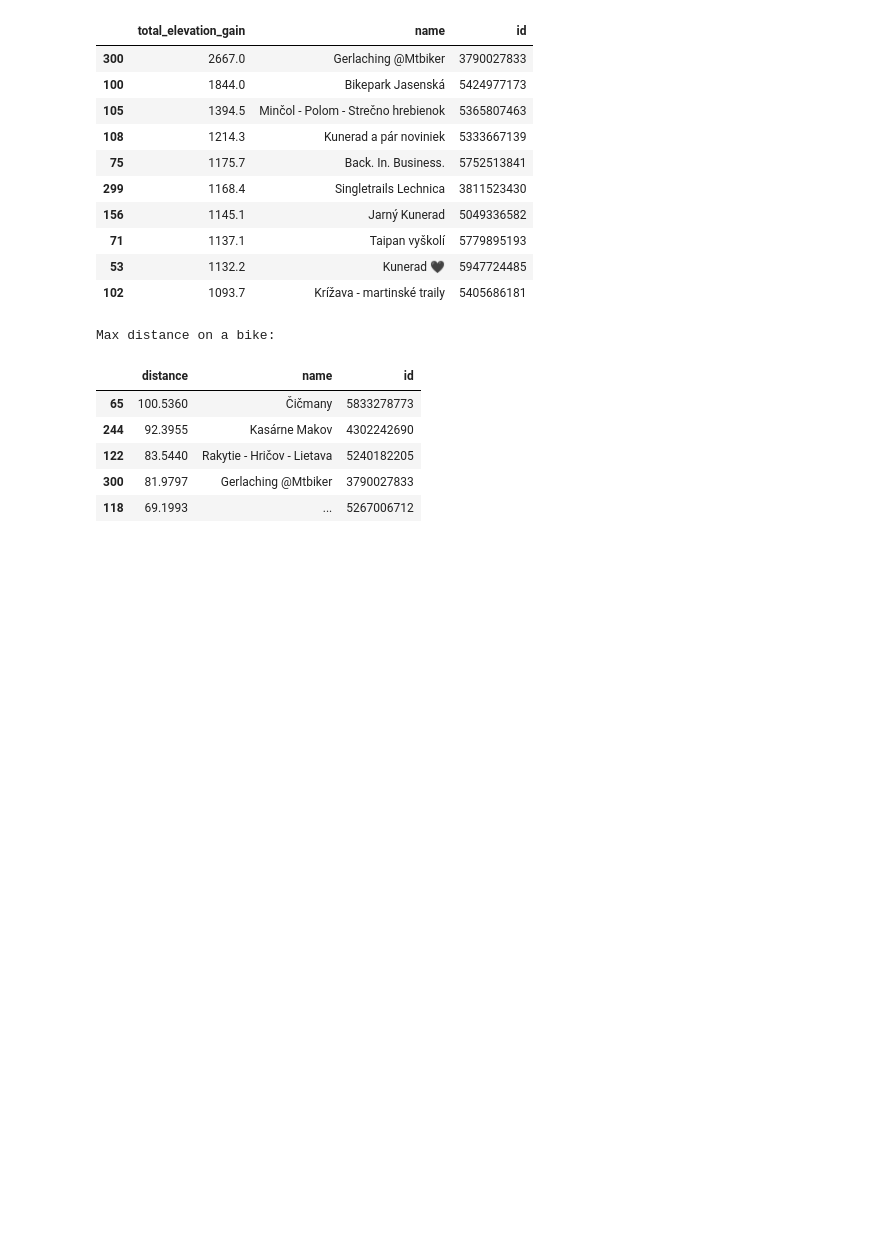
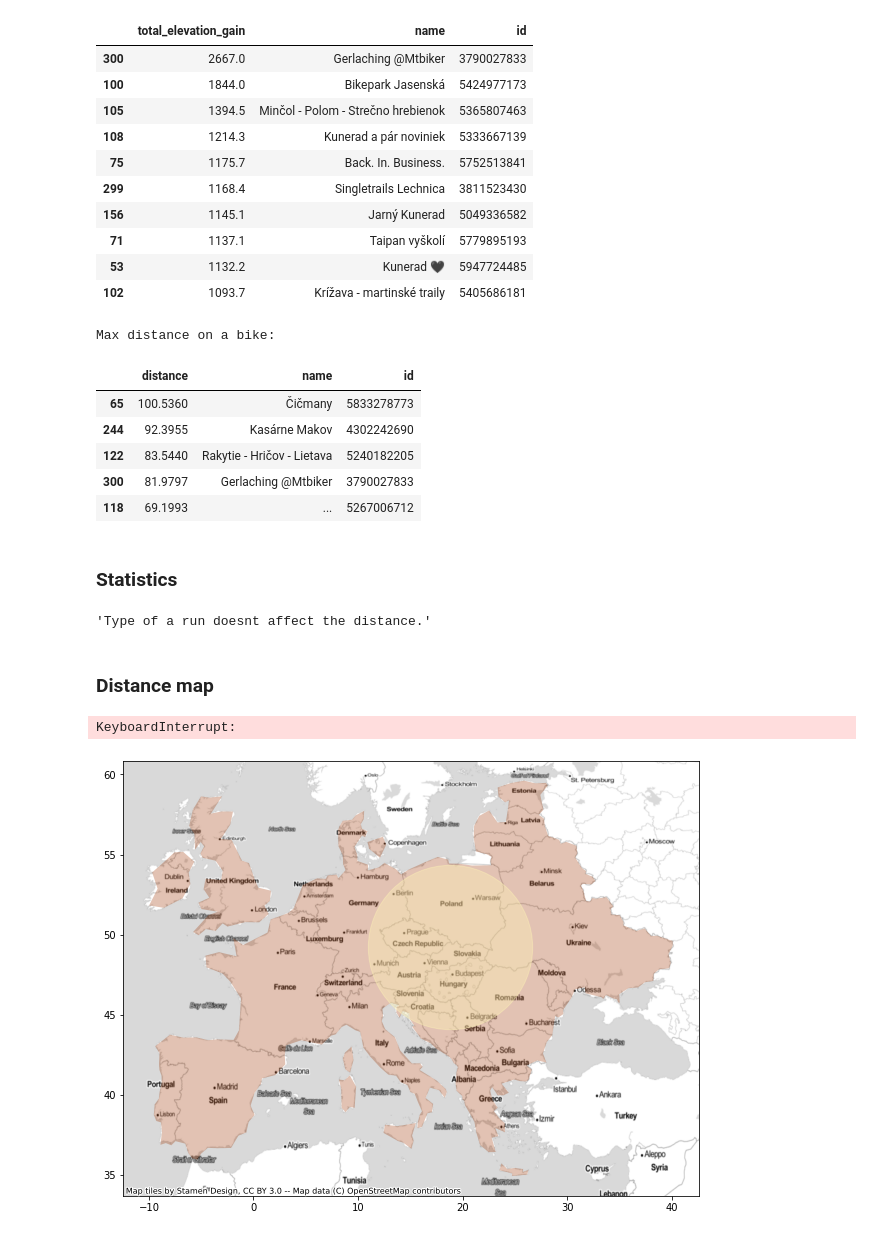
Before and after one commit to Radluy/Stravalytics, a Jupyter notebook: visualize.ipynb, the cells around one changed output. Cells and saved outputs as stored; diff of their text form; code cells hidden in the pictures; blank space fills up the shorter version.

```diff
--- a/visualize.ipynb
+++ b/visualize.ipynb
@@ -420,3 +437,63 @@ Max distance on a bike:
 | 122 | 83.5440 | Rakytie - Hričov - Lietava | 5240182205 |
 | 300 | 81.9797 | Gerlaching @Mtbiker | 3790027833 |
 | 118 | 69.1993 | ... | 5267006712 |
+# %% [markdown]
+### Statistics
+# %%
+trail = trail_df['distance']
+road = road_df['distance']
+
+# test for normality with shapiro-wilk test
+trail_stat, trail_p_val = stats.shapiro(trail)
+road_stat, road_p_val = stats.shapiro(road)
+
+# H0: distances don't differ between trail and road runs
+# Test for equal variances
+if (trail_p_val < 0.05 and road_p_val < 0.05):
+    bart_stat, bart_p_val = stats.bartlett(trail, road)
+    if bart_p_val > 0.05:
+        stat, p_val = stats.ttest_ind(trail, road, alternative='greater')
+
+stat, p_val = stats.mannwhitneyu(trail, road, alternative='greater')
+
+display(f"Type of a run {'does' if p_val > 0.05 else 'doesnt'} affect the distance.")
+# %% [output]
+'Type of a run doesnt affect the distance.'
+# %% [markdown]
+### Distance map
+# %%
+"""dist_by_year =  df[['start_date', 'distance']].groupby(df['start_date'].dt.year).sum()
+ax = plt.figure(figsize=(12,8)).gca()
+
+# Get Europe map
+world = gpd.read_file(gpd.datasets.get_path('naturalearth_lowres'))
+europe = world[(world.continent == 'Europe') & (~world.name.isin(['Russia', 'Iceland', 'France', 'Norway', 'Sweden', 'Finland']))]
+
+# Remove french islands
+france = world[world.name == 'France']
+for polygon in france.geometry:
+    new_france_polygon = polygon.geoms[1:]
+france = world[world.name == 'France'].copy()
+france['geometry'] = new_france_polygon
+europe = europe.append(france)
+
+europe.plot(ax=ax, alpha=0.3, color=COLOR[0])
+ctx.add_basemap(ax=ax, crs=europe.crs.to_string(), source=ctx.providers.Stamen.TonerLite)
+
+zilina_point = gpd.points_from_xy(x=[18.74], y=[49.21], crs="EPSG:4326")
+zilina = gpd.GeoDataFrame()
+zilina['geometry'] = zilina_point
+zilina = zilina.to_crs(europe.crs)
+zilina.plot(ax=ax, color=COLOR[-1], alpha=0.4, markersize=27000)
+
+def get_country(coords):
+    geolocator = Nominatim(user_agent="stravlytics")
+    location = geolocator.reverse(coords)
+    return location.raw['address'].get('country', '')
+
+df_country = df.copy()
+df_country['country'] = df_country['start_latlng'].apply(lambda x: get_country(x))
+df_country['country']"""
+# %% [output]
+KeyboardInterrupt:
+[figure, added]
```
Also changed, not shown: parts of 6 cells of this notebook.
